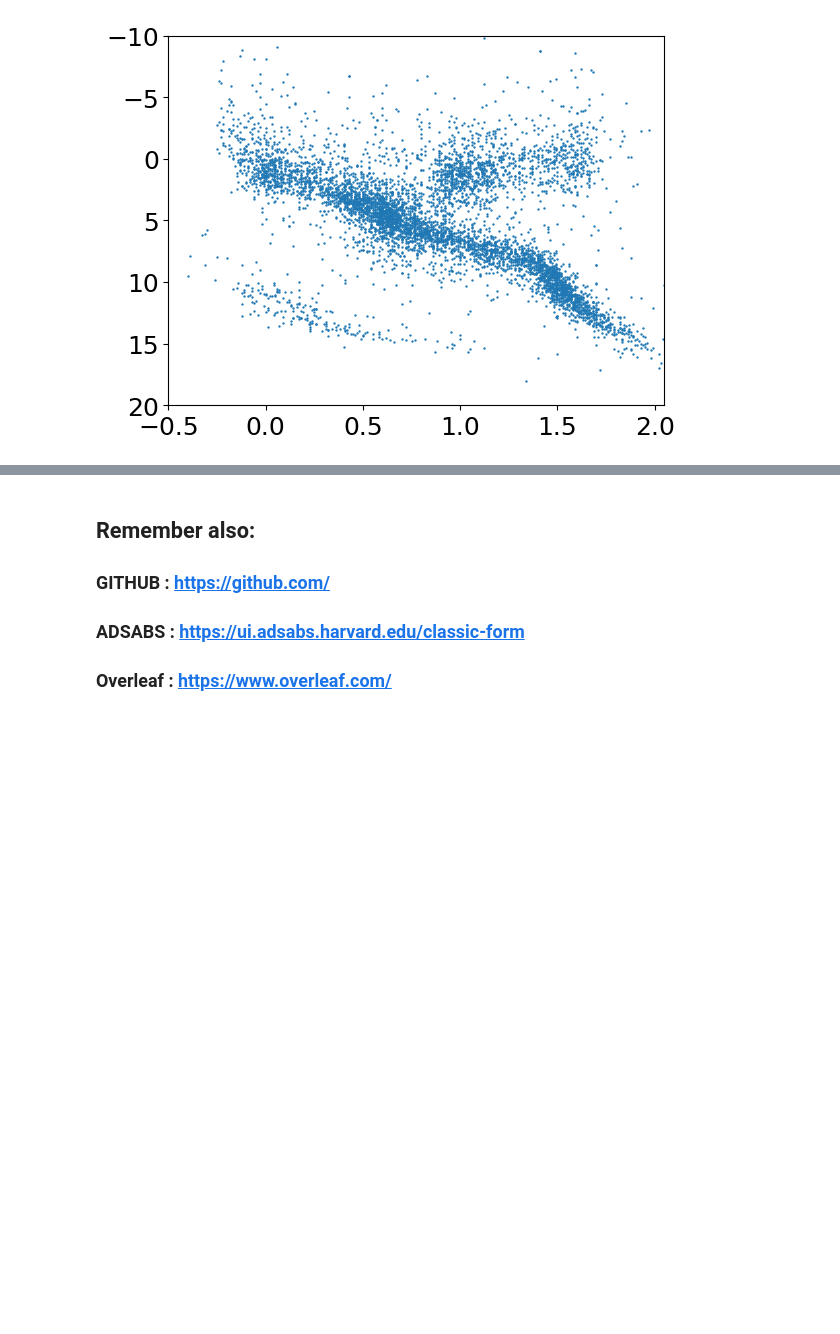
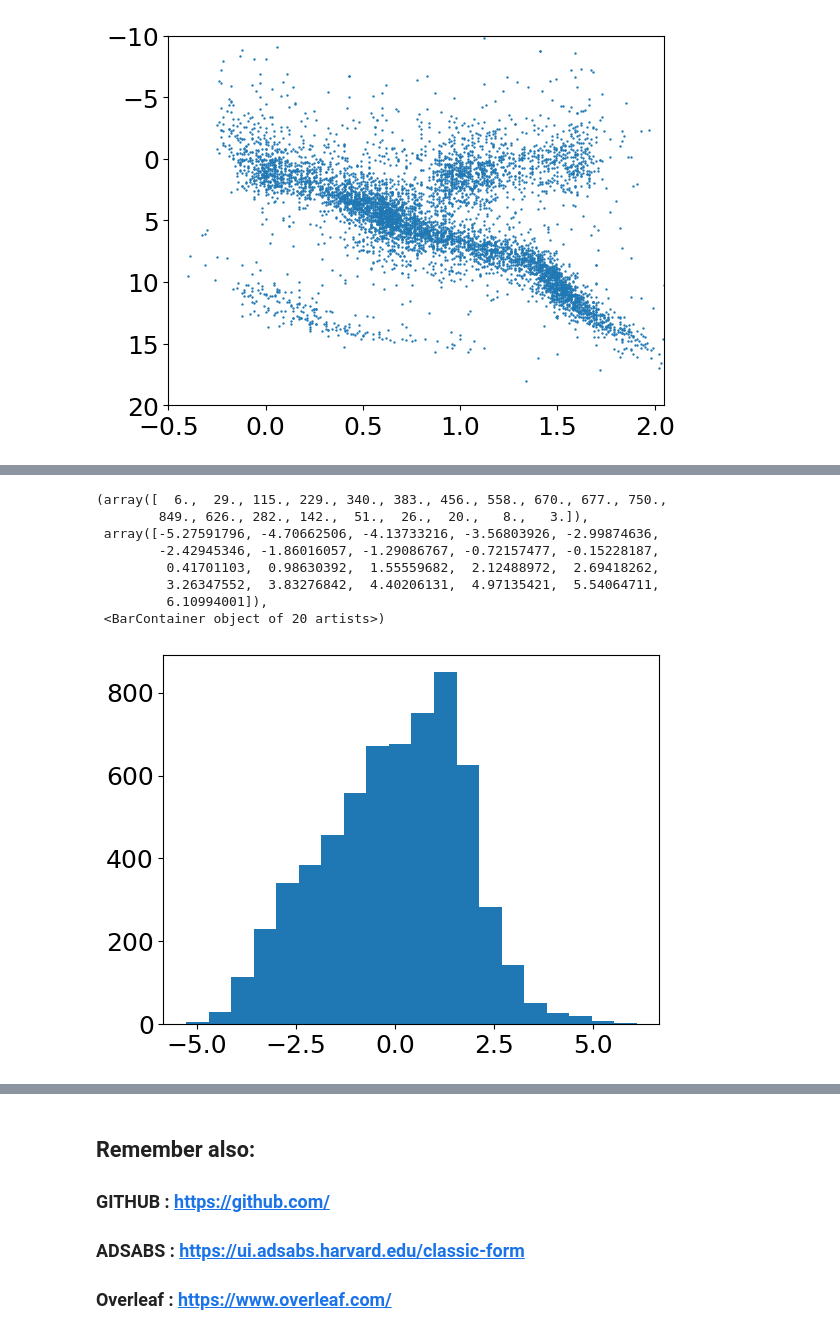
Before and after one commit to ivanzmilic/taipss, a Jupyter notebook: handson/handson1.ipynb, the cells around one changed output, grey strips where cells are left out. Cells and saved outputs as stored; diff of their text form; code cells hidden in the pictures; blank space fills up the shorter version.

```diff
--- a/handson/handson1.ipynb
+++ b/handson/handson1.ipynb
@@ -99,0 +118,16 @@ plt.xlim([-0.5,2.05])
+# %%
+L = 10.** ((4.83 - M)/2.5)  # in units of solar mass
+# %%
+### Let's look at the values of Luminosity:
+
+plt.hist(np.log10(L), bins = 20)
+# %% [output]
+(array([  6.,  29., 115., 229., 340., 383., 456., 558., 670., 677., 750.,
+        849., 626., 282., 142.,  51.,  26.,  20.,   8.,   3.]),
+ array([-5.27591796, -4.70662506, -4.13733216, -3.56803926, -2.99874636,
+        -2.42945346, -1.86016057, -1.29086767, -0.72157477, -0.15228187,
+         0.41701103,  0.98630392,  1.55559682,  2.12488972,  2.69418262,
+         3.26347552,  3.83276842,  4.40206131,  4.97135421,  5.54064711,
+         6.10994001]),
+ <BarContainer object of 20 artists>)
+[figure, added]
```
Also changed, not shown: parts of 10 cells of this notebook, 1 other file.
